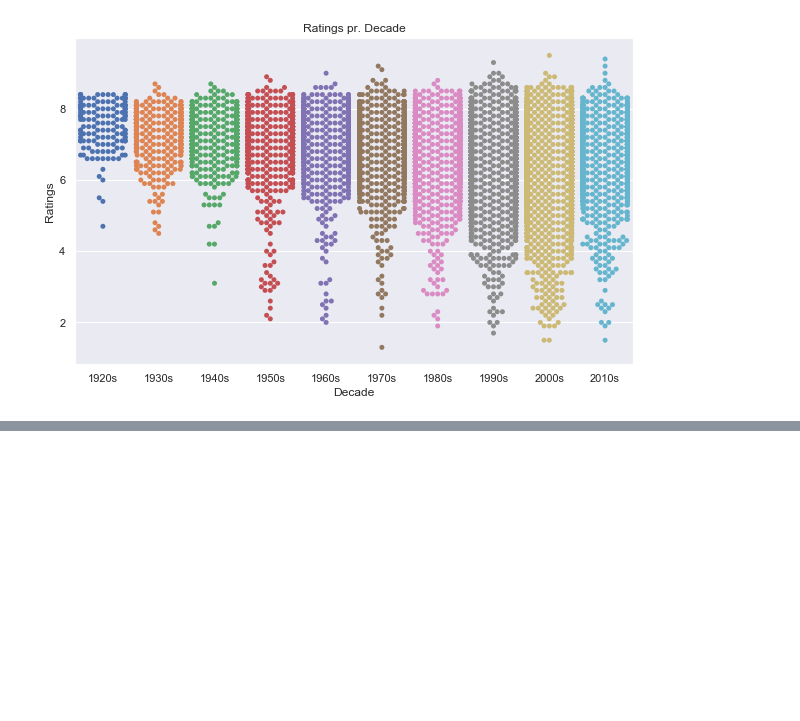
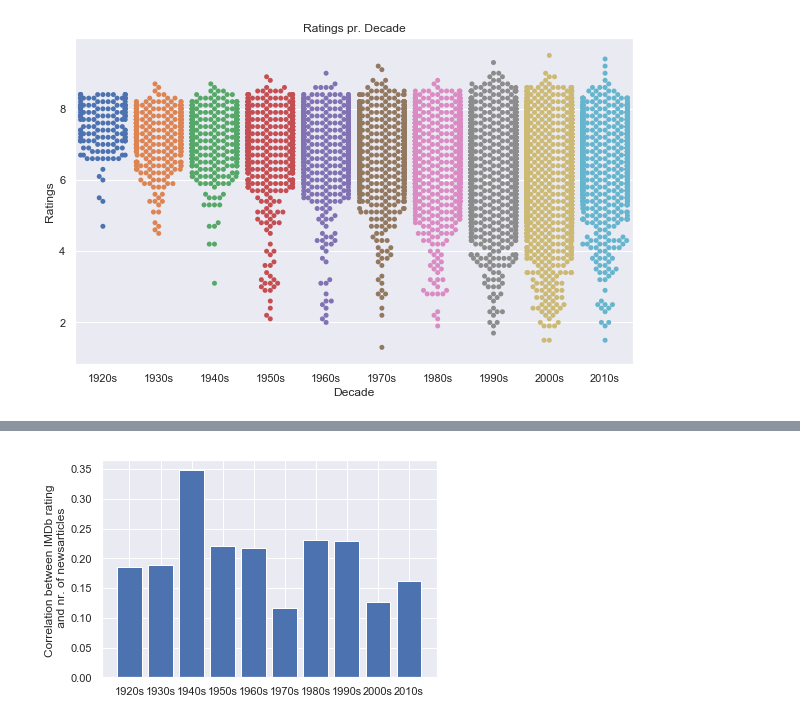
Before and after one commit to NumEconCopenhagen/projects-2019-credible-threats, a Jupyter notebook: dataproject/Final Countdown.ipynb, the cells around one changed output, grey strips where cells are left out. Cells and saved outputs as stored; diff of their text form; code cells hidden in the pictures; blank space fills up the shorter version.

```diff
--- a/dataproject/Final Countdown.ipynb
+++ b/dataproject/Final Countdown.ipynb
@@ -160,7 +162,7 @@ interactive(children=(Dropdown(description='Time unit', layout=Layout(width='175
 ### Number of Movies in Each Genre
 # %%
 # Generating genre list
-genre_list = list(df)[13:41]
+genre = list(df)[13:41]
 
 # Counting movies in each genre
 for i in genre:
@@ -520,0 +661,20 @@ swarm_plot()
+# %%
+def corr_pr_decade():
+
+    decade_list = []
+    corr_list = []
+
+    for i in df.decade.unique():
+
+        I = df['decade'] == i
+        df_temp = df[I]
+
+        decade_list.append(i)
+        corr_list.append(round(df_temp[['imdbRating','nrOfNewsArticles']].corr().iloc[0,1],3))
+
+    plt.bar(decade_list,corr_list)
+    plt.ylabel('Correlation between IMDb rating \n and nr. of newsarticles')
+
+corr_pr_decade()
+# %% [output]
+[figure, added]
```
Also changed, not shown: parts of 12 cells of this notebook.
